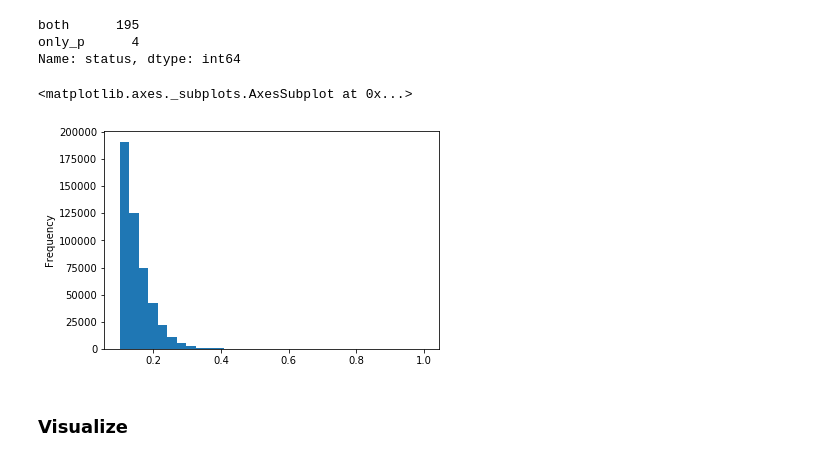
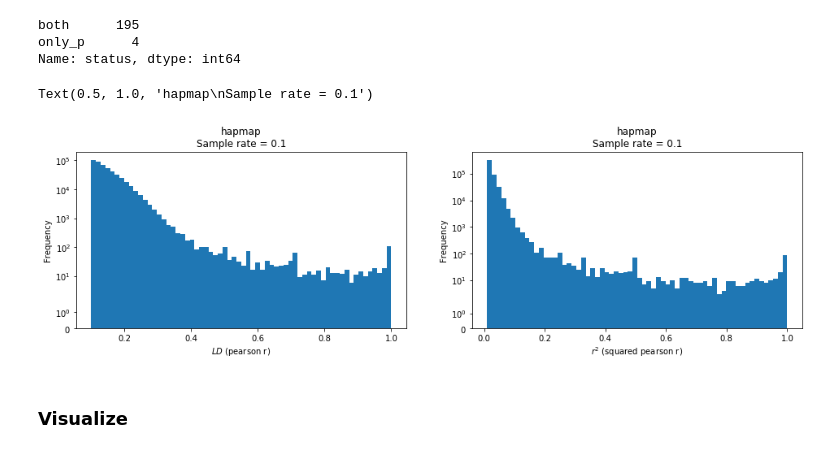
Before and after one commit to related-sciences/gwas-analysis, a Jupyter notebook: notebooks/benchmark/method/ld_prune/lsh/04-analysis.ipynb, the cells around one changed output. Drawn from its saved outputs; the diff is of its cells as text; code cells hidden in the pictures.

```diff
--- a/notebooks/benchmark/method/ld_prune/lsh/04-analysis.ipynb
+++ b/notebooks/benchmark/method/ld_prune/lsh/04-analysis.ipynb
@@ -200,11 +200,22 @@ df[df['p_value'] >= .9]['status'].value_counts()
 both      195
 only_p      4
 Name: status, dtype: int64
-# %%
-df['p_value'].plot(kind='hist', bins=32)
-# %% [output]
-<matplotlib.axes._subplots.AxesSubplot at 0x...>
-[figure, removed]
+# %%
+fig, axs = plt.subplots(1, 2)
+fig.set_size_inches(16, 4)
+
+ax = df['p_value'].plot(kind='hist', bins=64, ax=axs[0])
+ax.set_xlabel('$LD$ (pearson r)')
+ax.set_yscale('symlog')
+ax.set_title(f'{ds_name}\nSample rate = {sample_rate}')
+
+ax = (df['p_value']**2).plot(kind='hist', bins=64, ax=axs[1])
+ax.set_xlabel('$r^2$ (squared pearson r)')
+ax.set_yscale('symlog')
+ax.set_title(f'{ds_name}\nSample rate = {sample_rate}')
+# %% [output]
+Text(0.5, 1.0, 'hapmap\nSample rate = 0.1')
+[figure, added]
 # %% [markdown]
 ### Visualize
 # %%
```
Also changed, not shown: parts of 1 cell of this notebook, 8 other files.
